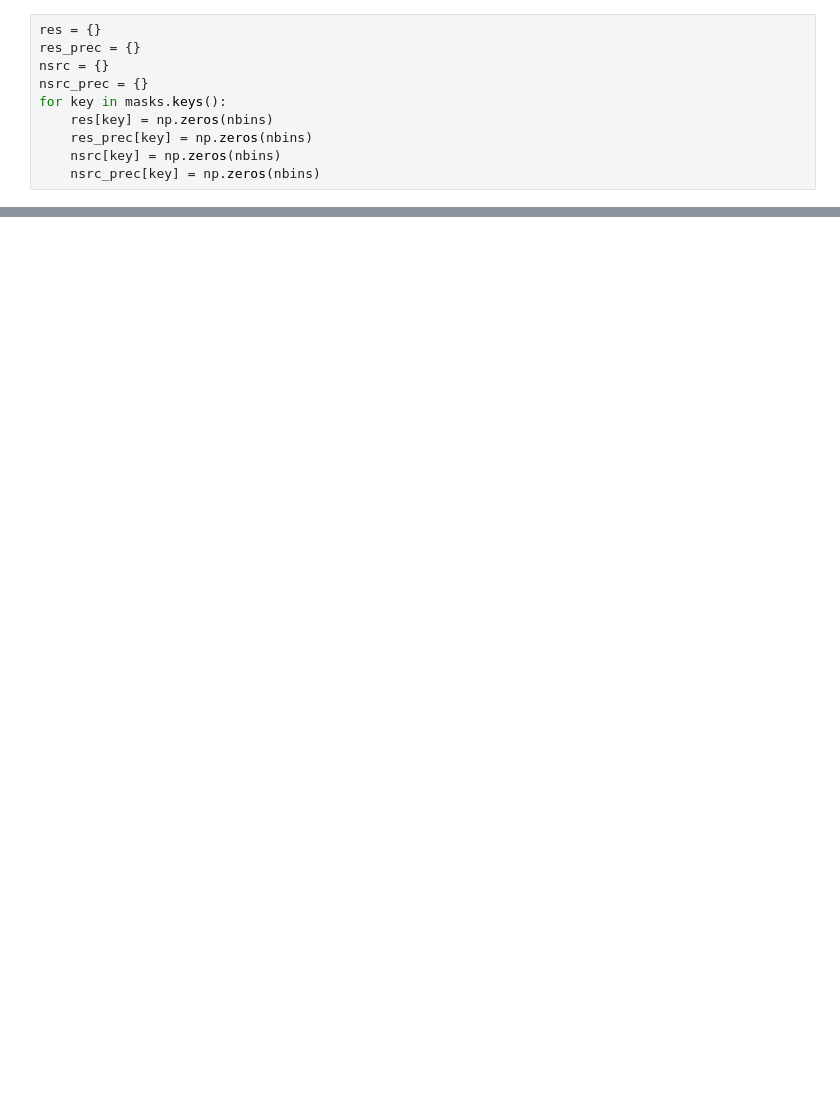
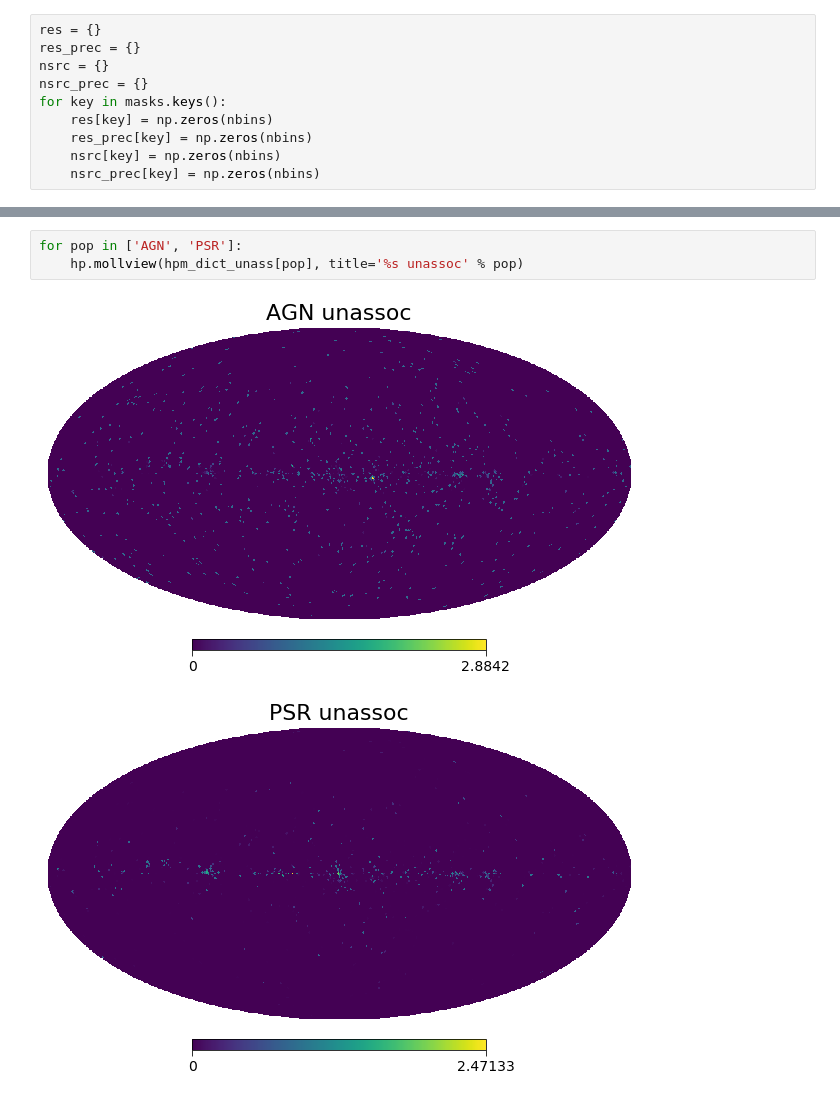
Before and after one commit to aakashbhat/Fermi-LAT, a Jupyter notebook: py_dima/acccuracy_vs_glat.ipynb, the cells around one changed output, grey strips where cells are left out. Saved outputs shown, nothing was run; the diff lists cells and outputs as text; blank space fills up the shorter version.

```diff
--- a/py_dima/acccuracy_vs_glat.ipynb
+++ b/py_dima/acccuracy_vs_glat.ipynb
@@ -206,0 +425,6 @@ for pop in ['AGN', 'PSR']:
+# %%
+for pop in ['AGN', 'PSR']:
+    hp.mollview(hpm_dict_unass[pop], title='%s unassoc' % pop)
+# %% [output]
+[figure, added]
+[figure, added]
```
Also changed, not shown: parts of 40 cells of this notebook, 12 other files.
